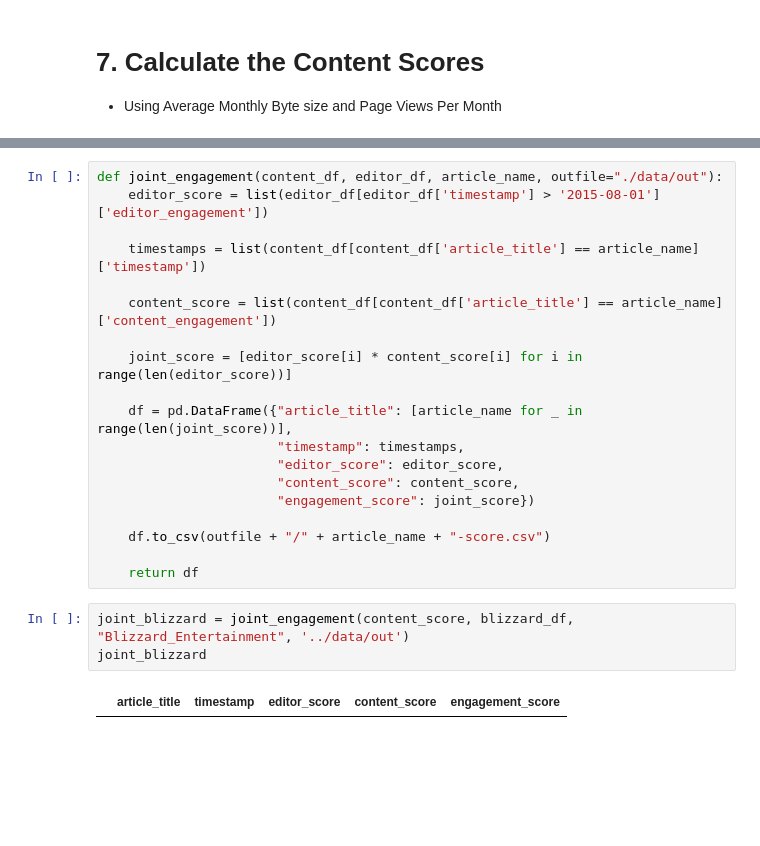
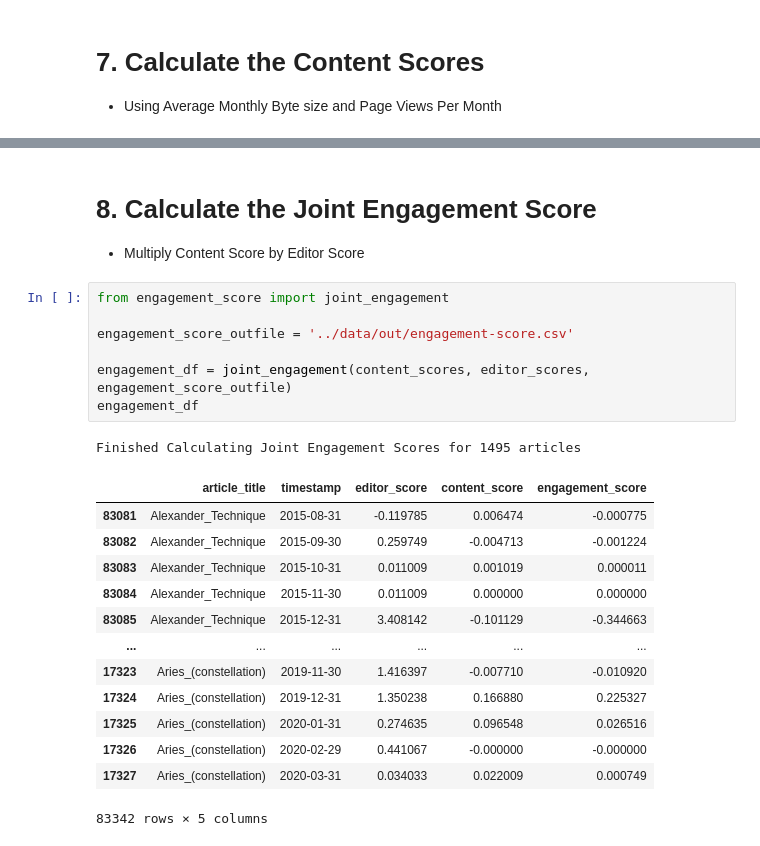
Before and after one commit to Jonwlin/DSC180B, a Jupyter notebook: notebooks/WikiEngagementEDA.ipynb, the cells around one changed output, grey strips where cells are left out. Saved outputs shown, nothing was run; the diff lists cells and outputs as text; blank space fills up the shorter version.

```diff
--- a/notebooks/WikiEngagementEDA.ipynb
+++ b/notebooks/WikiEngagementEDA.ipynb
@@ -282,25 +250,27 @@ for article in articles:
-# %%
-def joint_engagement(content_df, editor_df, article_name, outfile="./data/out"):
-    editor_score = list(editor_df[editor_df['timestamp'] > '2015-08-01']['editor_engagement'])
-
-    timestamps = list(content_df[content_df['article_title'] == article_name]['timestamp'])
-
-    content_score = list(content_df[content_df['article_title'] == article_name]['content_engagement'])
-
-    joint_score = [editor_score[i] * content_score[i] for i in range(len(editor_score))]
-
-    df = pd.DataFrame({"article_title": [article_name for _ in range(len(joint_score))],
-                       "timestamp": timestamps,
-                       "editor_score": editor_score,
-                       "content_score": content_score,
-                       "engagement_score": joint_score})
-
-    df.to_csv(outfile + "/" + article_name + "-score.csv")
-
-    return df
-# %%
-joint_blizzard = joint_engagement(content_score, blizzard_df, "Blizzard_Entertainment", '../data/out')
-joint_blizzard
-# %% [output]
-|  | article_title | timestamp | editor_score | content_score | engagement_score |
+# %% [markdown]
+# 8. Calculate the Joint Engagement Score
+
+* Multiply Content Score by Editor Score
+# %%
+from engagement_score import joint_engagement
+
+engagement_score_outfile = '../data/out/engagement-score.csv'
+
+engagement_df = joint_engagement(content_scores, editor_scores, engagement_score_outfile)
+engagement_df
+# %% [output]
+Finished Calculating Joint Engagement Scores for 1495 articles
+|  | article_title | timestamp | editor_score | content_score | engagement_score |
+| 83081 | Alexander_Technique | 2015-08-31 | -0.119785 | 0.006474 | -0.000775 |
+| 83082 | Alexander_Technique | 2015-09-30 | 0.259749 | -0.004713 | -0.001224 |
+| 83083 | Alexander_Technique | 2015-10-31 | 0.011009 | 0.001019 | 0.000011 |
+| 83084 | Alexander_Technique | 2015-11-30 | 0.011009 | 0.000000 | 0.000000 |
+| 83085 | Alexander_Technique | 2015-12-31 | 3.408142 | -0.101129 | -0.344663 |
+| ... | ... | ... | ... | ... | ... |
+| 17323 | Aries_(constellation) | 2019-11-30 | 1.416397 | -0.007710 | -0.010920 |
+| 17324 | Aries_(constellation) | 2019-12-31 | 1.350238 | 0.166880 | 0.225327 |
+| 17325 | Aries_(constellation) | 2020-01-31 | 0.274635 | 0.096548 | 0.026516 |
+| 17326 | Aries_(constellation) | 2020-02-29 | 0.441067 | -0.000000 | -0.000000 |
+| 17327 | Aries_(constellation) | 2020-03-31 | 0.034033 | 0.022009 | 0.000749 |
+83342 rows × 5 columns
 # %%
```
Also changed, not shown: parts of 19 cells of this notebook, 2 other files.
